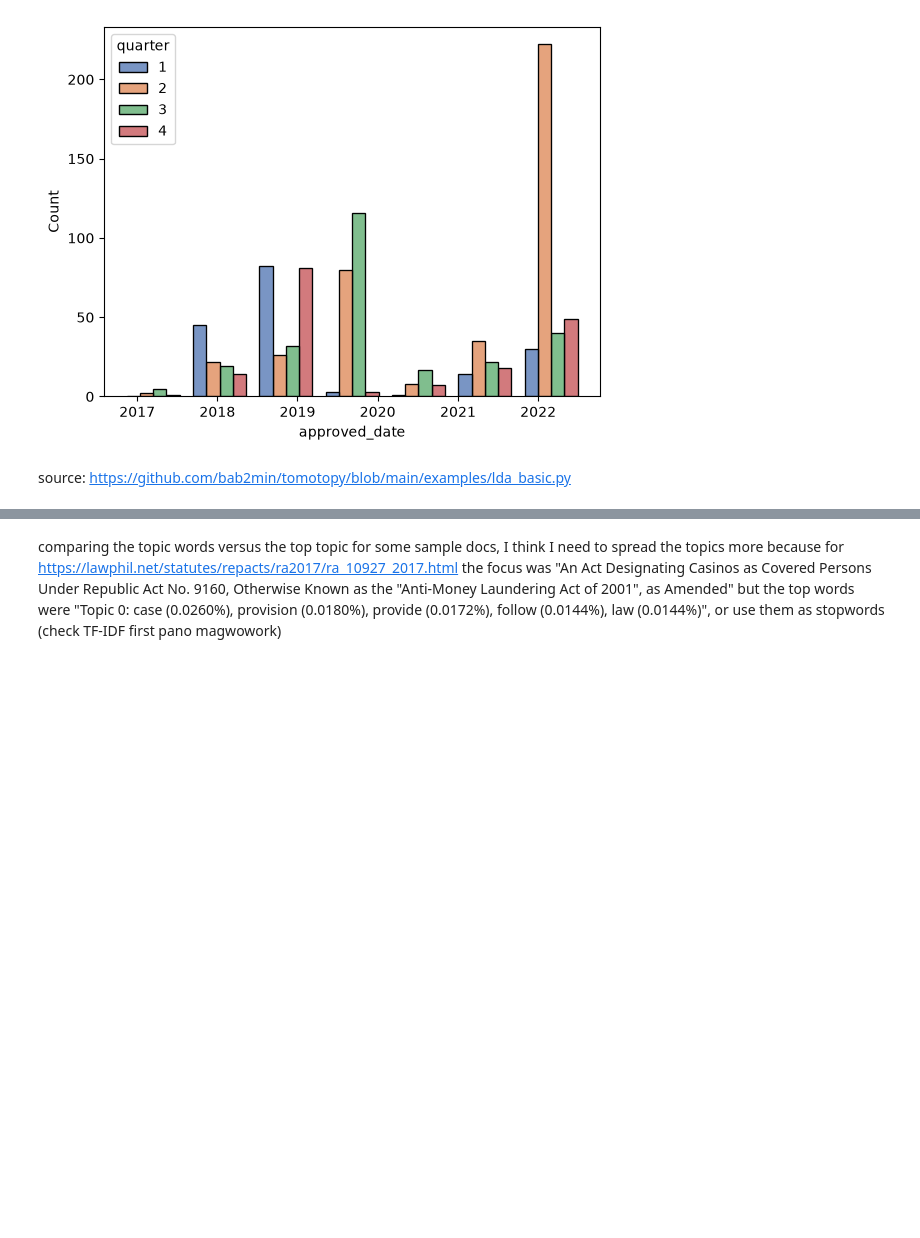
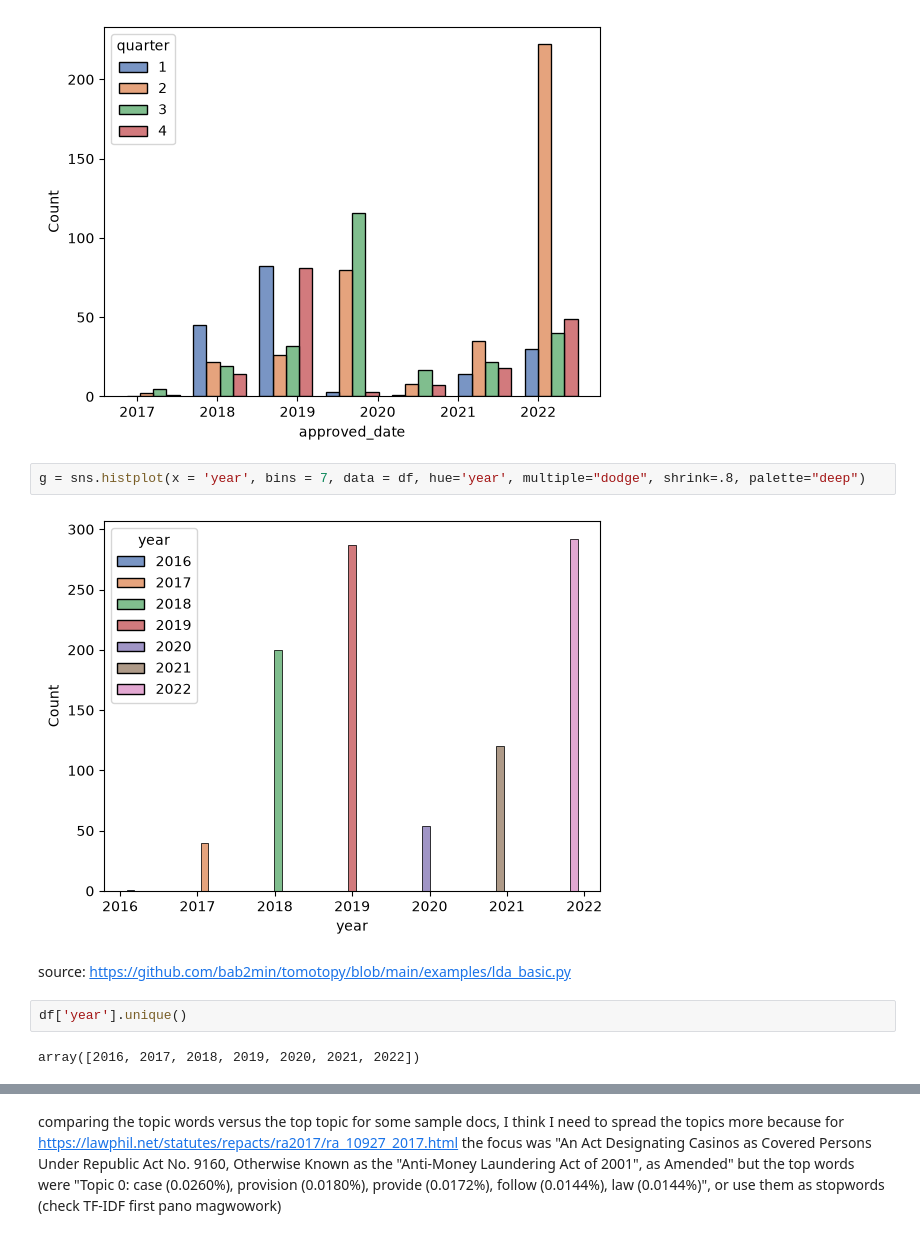
Before and after one commit to kabiikawa/csci-261.03-project, a Jupyter notebook: project/4 - Topic Modeling.ipynb, the cells around one changed output, grey strips where cells are left out. Saved outputs shown, nothing was run; the diff lists cells and outputs as text; blank space fills up the shorter version.

```diff
--- a/project/4 - Topic Modeling.ipynb
+++ b/project/4 - Topic Modeling.ipynb
@@ -39,6 +39,14 @@ df['quarter'] = df.approved_date.dt.quarter
 g = sns.histplot(x = 'approved_date', bins = 7, data = df, hue='quarter', multiple="dodge", shrink=.8, palette="deep")
 # %% [output]
 [figure]
+# %%
+g = sns.histplot(x = 'year', bins = 7, data = df, hue='year', multiple="dodge", shrink=.8, palette="deep")
+# %% [output]
+[figure, added]
 # %% [markdown]
 source: https://github.com/bab2min/tomotopy/blob/main/examples/lda_basic.py
+# %%
+df['year'].unique()
+# %% [output]
+array([2016, 2017, 2018, 2019, 2020, 2021, 2022])
 # %%
```
Also changed, not shown: parts of 7 cells of this notebook, 4 other files.
